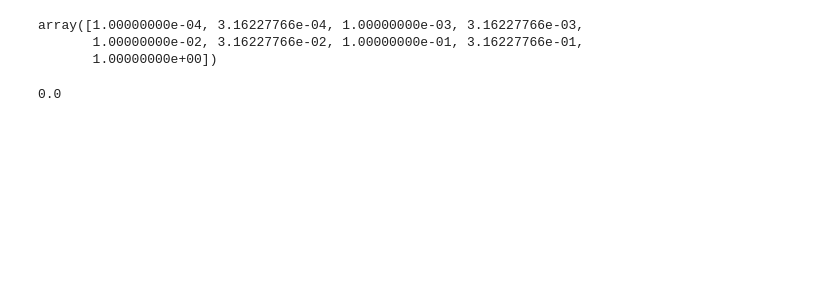
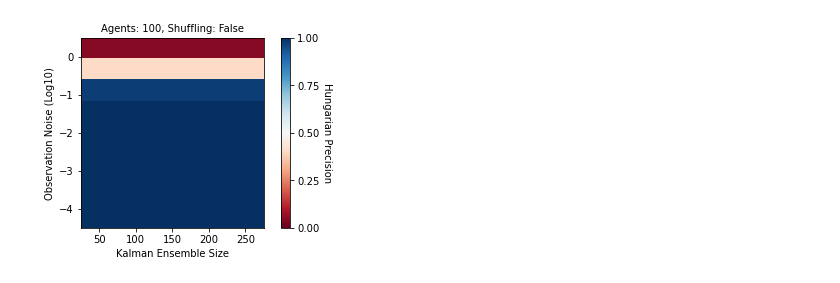
Before and after one commit to simonblaue/vicsek-data-assimilation, a Jupyter notebook: src/Static_Plots.ipynb, the cells around one changed output. Cells and saved outputs as stored; diff of their text form; code cells hidden in the pictures; blank space fills up the shorter version.

```diff
--- a/src/Static_Plots.ipynb
+++ b/src/Static_Plots.ipynb
@@ -141,14 +178,14 @@ def get_avg_metric(experiment,metric='Average Hungarian Precision'):
 
     return avg_metric
 # %%
-# The Parameter Ranges by Simon
-#(we should eventually put this into a File I guess and both read from it)
-test_agents = [50,100]
+# The Parameter Ranges
+
+test_observable_axis = [(True,True,True,True),(True,True,True,False),(True,True,False,False)]
 test_ensembles = [50,100,150,200,250]
-test_observation_noise = [0.0001 ,0.001, 0.01, 0.1, 1]
-test_sampling_rate = [1,2,4]
+test_observation_noise = np.logspace(-4,0,9) #starts at 1e-4
+test_shuffle = [True,False]
 # %%
-def get_M(agents='100',obs='110',spl_rate='2'):
+def get_M(phase='Flocking',agents='50',obs='1111',shuffle='False'):
     """
     Input: Number of Agents, Sampling Rate and Observed Axis
     Output: Matrix for Imshow. X-Axis: Ensemble Size, Y-Axis: Measurement Noise, Color: Mean Precision
@@ -160,7 +197,7 @@ def get_M(agents='100',obs='110',spl_rate='2'):
 
         for j,noise in enumerate(test_observation_noise):
 
-            exp = f"{obs}_{agents}_{nr_ensemble}_{noise}_{spl_rate}"
+            exp = f"{phase}_{obs}_{agents}_{nr_ensemble}_{noise}_{shuffle}"
 
             h = get_avg_metric(exp)
             M[len(test_observation_noise)-1-j,i] = h
@@ -168,7 +205,7 @@ def get_M(agents='100',obs='110',spl_rate='2'):
 
     return M
 # %%
-def plot_M(ax,axcb,M,agents='100',obs='110',spl_rate='2'):
+def plot_M(ax,axcb,M,agents='100',obs='110',shuffle='False'):
     """
     Input: Axis for plotting and for the colorbar, Matrix to be plotted
     """
@@ -184,9 +221,9 @@ def plot_M(ax,axcb,M,agents='100',obs='110',spl_rate='2'):
     ax.set_xticks(test_ensembles)
 
     ax.set_ylabel('Observation Noise (Log10)')
-    ax.set_yticks(np.log10(test_observation_noise))
+    ax.set_yticks(np.log10(test_observation_noise[::2]))
 
-    ax.set_title(f'Agents: {agents}, Sampling Rate: {spl_rate}',size=10)
+    ax.set_title(f'Agents: {agents}, Shuffling: {shuffle}',size=10)
 
 
     axcb.axis('off')
@@ -194,17 +231,3 @@ def plot_M(ax,axcb,M,agents='100',obs='110',spl_rate='2'):
     cbar.set_ticks([0,0.25,0.5,0.75,1])
     cbar.set_label('Hungarian Precision',rotation=270,labelpad=12)
     return None
-# %%
-for agents in test_agents:
-    for spl_rate in test_sampling_rate:
-
-
-        M = get_M(agents,'110',spl_rate)
-
-        fig = plt.figure(figsize=(4.4,3.5))
-        gs = gridspec.GridSpec(nrows=1, ncols=2, wspace=0.15, width_ratios=[4,1])
-        axs = [0]*2
-        for i in range(len(axs)):
-            axs[i] = fig.add_subplot(gs[i])
-
-        plot_M(axs[0],axs[1],M)
@@ -218,10 +234,12 @@ for agents in test_agents:
-# %%
-np.logspace(-4,0,9)
-# %% [output]
-array([1.00000000e-04, 3.16227766e-04, 1.00000000e-03, 3.16227766e-03,
-       1.00000000e-02, 3.16227766e-02, 1.00000000e-01, 3.16227766e-01,
-       1.00000000e+00])
-# %%
-0.0001-1e-4
-# %% [output]
-0.0
+# %%
+M = get_M()
+
+fig = plt.figure(figsize=(4.4,3.5))
+gs = gridspec.GridSpec(nrows=1, ncols=2, wspace=0.15, width_ratios=[4,1])
+axs = [0]*2
+for i in range(len(axs)):
+    axs[i] = fig.add_subplot(gs[i])
+
+plot_M(axs[0],axs[1],M)
+# %% [output]
+[figure, added]
```
Also changed, not shown: parts of 7 cells of this notebook, 2 other files.
